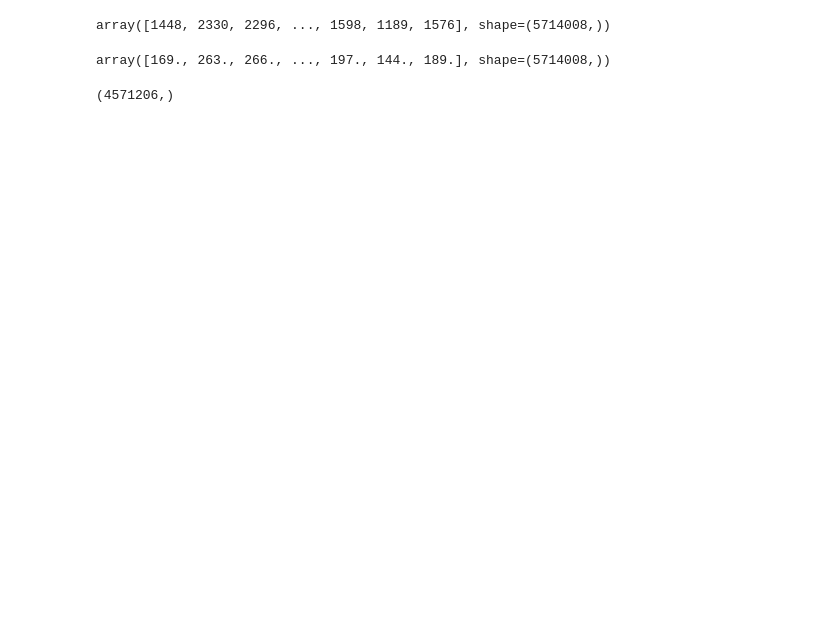
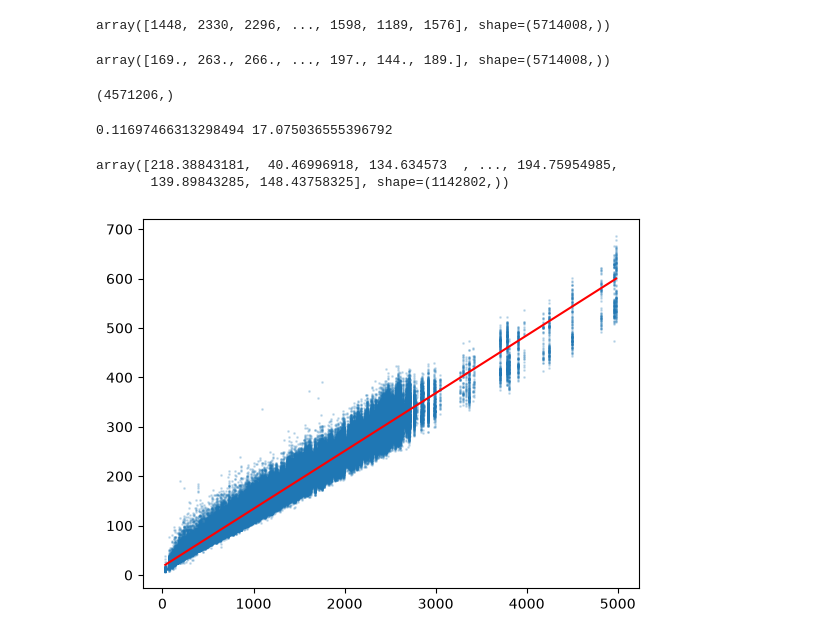
Before and after one commit to ValenBloodhunter/linear-regression-test, a Jupyter notebook: linearregression.ipynb, the cells around one changed output. Saved outputs shown, nothing was run; the diff lists cells and outputs as text; code cells hidden in the pictures; blank space fills up the shorter version.

```diff
--- a/linearregression.ipynb
+++ b/linearregression.ipynb
@@ -20,8 +20,10 @@ class LR:
 
         self.b = y_train.mean() - (self.m * x_train.mean())
 
+        print(self.m , self.b)
+
     def predict(self,x_test):
-        self.m * x_test + self.b
+        return self.m * x_test + self.b
 # %%
 import numpy as np
 import pandas as pd
@@ -53,3 +55,12 @@ x_train.shape
 (4571206,)
 # %%
 lr = LR()
+# %%
+lr.fit(x_train,y_train)
+# %% [output]
+0.11697466313298494 17.075036555396792
+# %%
+lr.predict(x_test)
+# %% [output]
+array([218.38843181,  40.46996918, 134.634573  , ..., 194.75954985,
+       139.89843285, 148.43758325], shape=(1142802,))
@@ -55,0 +69,11 @@ lr = LR()
+# %%
+plt.scatter(x_test, y_test, s=1, alpha=0.2)
+
+plt.plot(
+    [x_test.min(), x_test.max()],
+    [lr.m * x_test.min() + lr.b, lr.m * x_test.max() + lr.b],
+    color="red"
+)
+plt.show()
+# %% [output]
+[figure, added]
```
Also changed, not shown: parts of 1 cell of this notebook.
